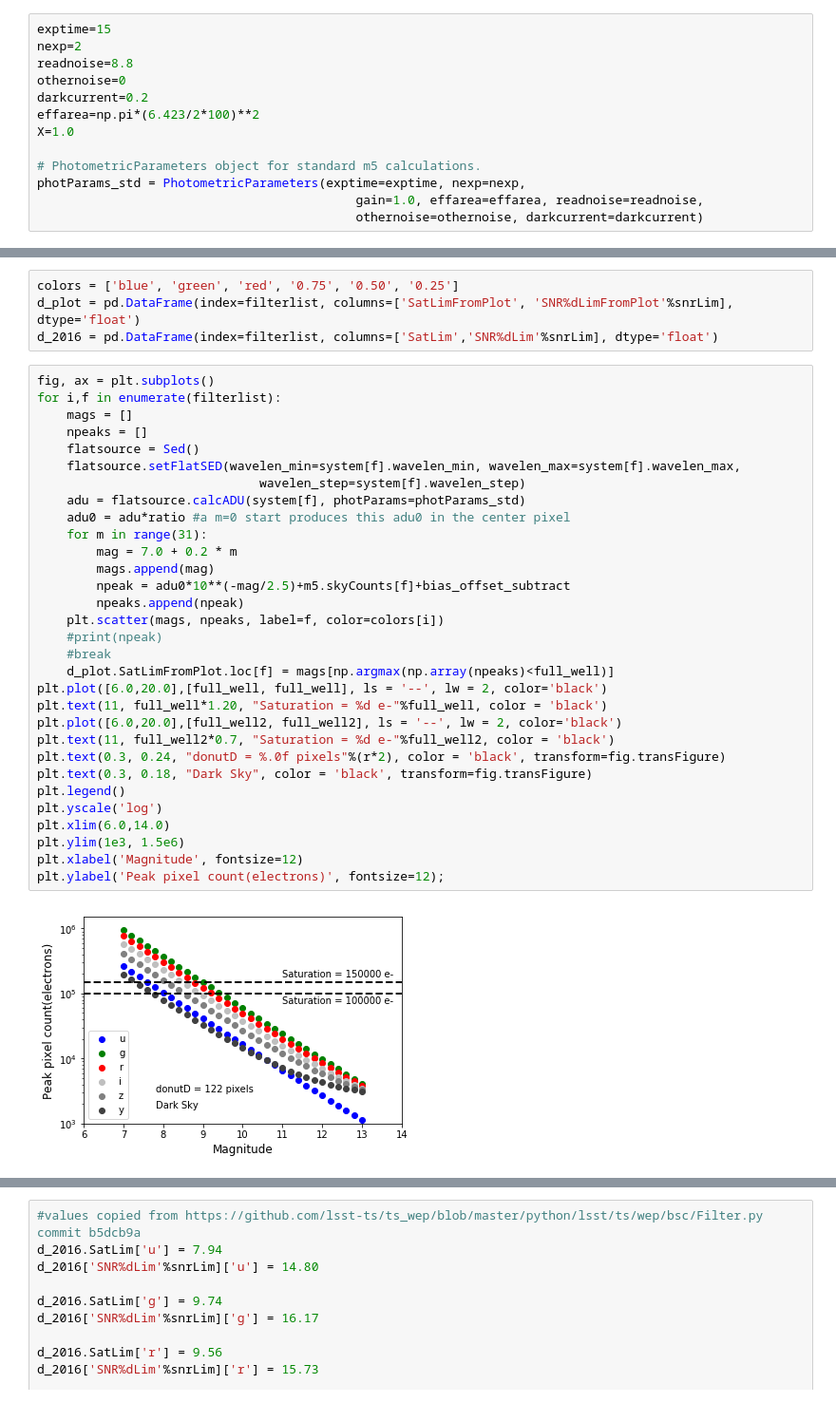
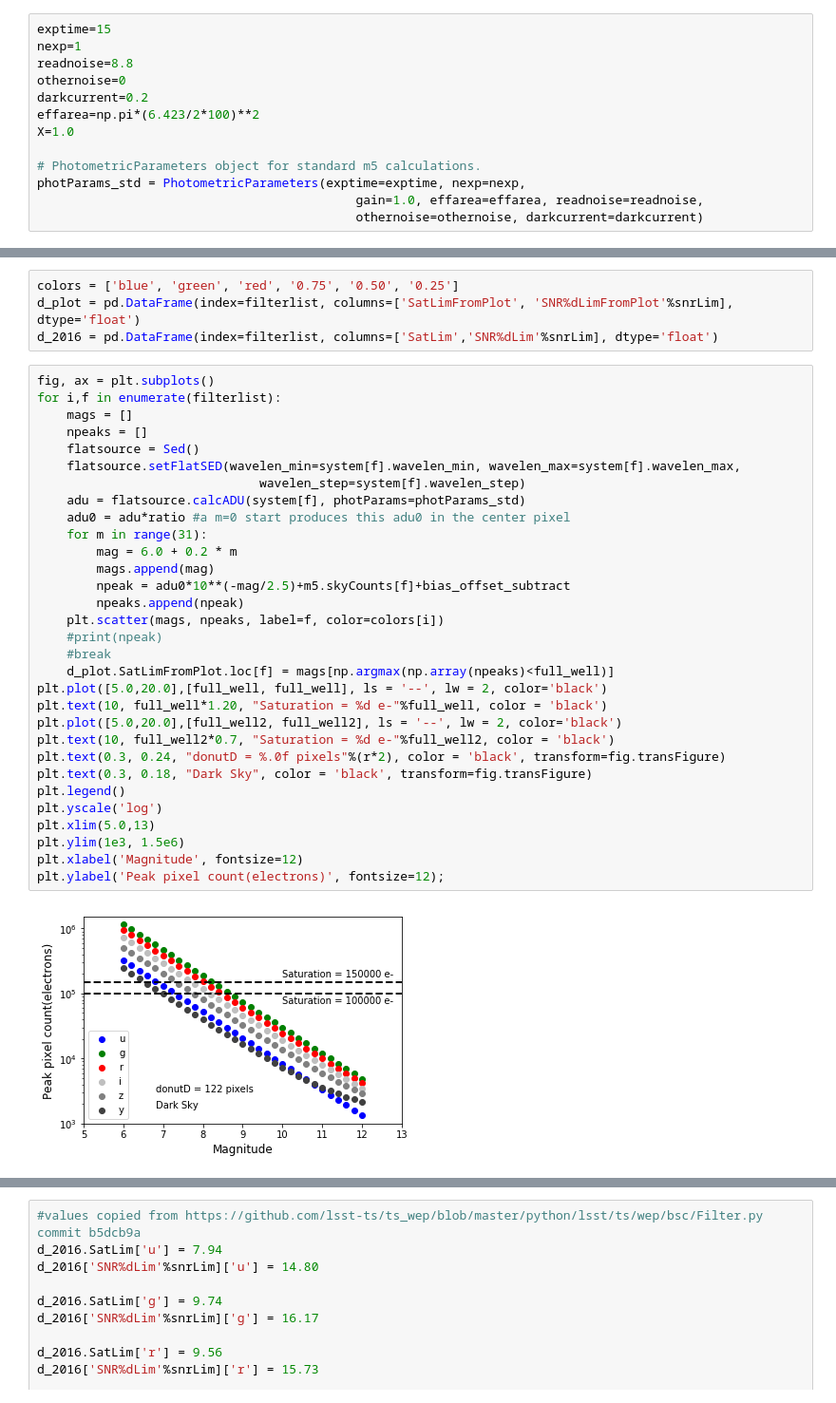
Before and after one commit to bxin/scratchBook, a Jupyter notebook: saturation_limit/saturation_limit_donut.ipynb, the cells around one changed output, grey strips where cells are left out. Shown at 95% size. Drawn from its saved outputs; the diff is of its cells as text.

Commit message:
saturation_limit_donut.ipynb: use 15s instead of 30s

```diff
--- a/saturation_limit/saturation_limit_donut.ipynb
+++ b/saturation_limit/saturation_limit_donut.ipynb
@@ -41,6 +42,6 @@ hardware, system = st.buildHardwareAndSystem(defaultDirs)
 # %%
 exptime=15
-nexp=2
+nexp=1
 readnoise=8.8
 othernoise=0
 darkcurrent=0.2
@@ -177,36 +178,36 @@ d_2016 = pd.DataFrame(index=filterlist, columns=['SatLim','SNR%dLim'%snrLim], dt
 # %%
 fig, ax = plt.subplots()
 for i,f in enumerate(filterlist):
     mags = []
     npeaks = []
     flatsource = Sed()
     flatsource.setFlatSED(wavelen_min=system[f].wavelen_min, wavelen_max=system[f].wavelen_max,
                               wavelen_step=system[f].wavelen_step)
     adu = flatsource.calcADU(system[f], photParams=photParams_std)
     adu0 = adu*ratio #a m=0 start produces this adu0 in the center pixel
     for m in range(31):
-        mag = 7.0 + 0.2 * m
+        mag = 6.0 + 0.2 * m
         mags.append(mag)
         npeak = adu0*10**(-mag/2.5)+m5.skyCounts[f]+bias_offset_subtract
         npeaks.append(npeak)
     plt.scatter(mags, npeaks, label=f, color=colors[i])
     #print(npeak)
     #break
     d_plot.SatLimFromPlot.loc[f] = mags[np.argmax(np.array(npeaks)<full_well)]
-plt.plot([6.0,20.0],[full_well, full_well], ls = '--', lw = 2, color='black')
-plt.text(11, full_well*1.20, "Saturation = %d e-"%full_well, color = 'black')
-plt.plot([6.0,20.0],[full_well2, full_well2], ls = '--', lw = 2, color='black')
-plt.text(11, full_well2*0.7, "Saturation = %d e-"%full_well2, color = 'black')
+plt.plot([5.0,20.0],[full_well, full_well], ls = '--', lw = 2, color='black')
+plt.text(10, full_well*1.20, "Saturation = %d e-"%full_well, color = 'black')
+plt.plot([5.0,20.0],[full_well2, full_well2], ls = '--', lw = 2, color='black')
+plt.text(10, full_well2*0.7, "Saturation = %d e-"%full_well2, color = 'black')
 plt.text(0.3, 0.24, "donutD = %.0f pixels"%(r*2), color = 'black', transform=fig.transFigure)
 plt.text(0.3, 0.18, "Dark Sky", color = 'black', transform=fig.transFigure)
 plt.legend()
 plt.yscale('log')
-plt.xlim(6.0,14.0)
+plt.xlim(5.0,13)
 plt.ylim(1e3, 1.5e6)
 plt.xlabel('Magnitude', fontsize=12)
 plt.ylabel('Peak pixel count(electrons)', fontsize=12);
 # %% [output]
-[figure, old version]
+[figure, new version]
 # %%
 snrLim2 = 5
 fig, ax = plt.subplots()
```
Also changed, not shown: parts of 19 cells of this notebook.
